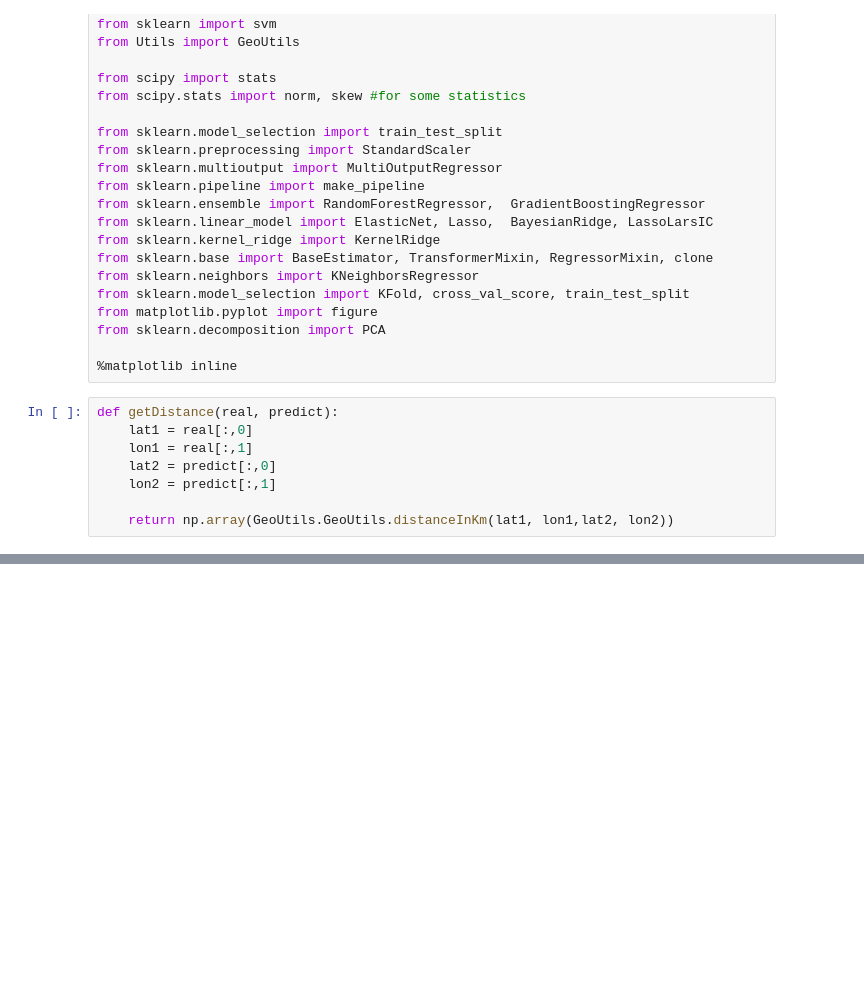
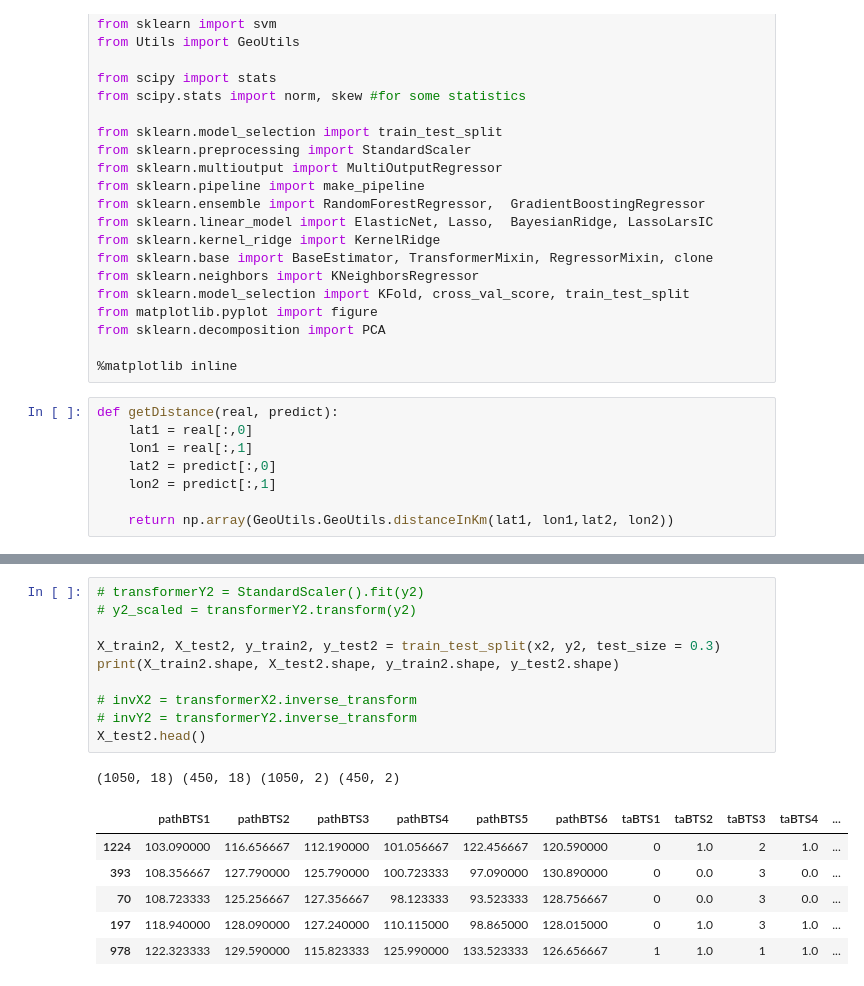
Before and after one commit to arma29/c-moveis, a Jupyter notebook: DistanceRegressor.ipynb, the cells around one changed output, grey strips where cells are left out. Drawn from its saved outputs; the diff is of its cells as text; blank space fills up the shorter version.

```diff
--- a/DistanceRegressor.ipynb
+++ b/DistanceRegressor.ipynb
@@ -211,0 +267,18 @@ print(getDistance(svmreal, svmpredict).mean())
+# %%
+# transformerY2 = StandardScaler().fit(y2)
+# y2_scaled = transformerY2.transform(y2)
+
+X_train2, X_test2, y_train2, y_test2 = train_test_split(x2, y2, test_size = 0.3)
+print(X_train2.shape, X_test2.shape, y_train2.shape, y_test2.shape)
+
+# invX2 = transformerX2.inverse_transform
+# invY2 = transformerY2.inverse_transform
+X_test2.head()
+# %% [output]
+(1050, 18) (450, 18) (1050, 2) (450, 2)
+|  | pathBTS1 | pathBTS2 | pathBTS3 | pathBTS4 | pathBTS5 | pathBTS6 | taBTS1 | taBTS2 | taBTS3 | taBTS4 | ... |
+| 1224 | 103.090000 | 116.656667 | 112.190000 | 101.056667 | 122.456667 | 120.590000 | 0 | 1.0 | 2 | 1.0 | ... |
+| 393 | 108.356667 | 127.790000 | 125.790000 | 100.723333 | 97.090000 | 130.890000 | 0 | 0.0 | 3 | 0.0 | ... |
+| 70 | 108.723333 | 125.256667 | 127.356667 | 98.123333 | 93.523333 | 128.756667 | 0 | 0.0 | 3 | 0.0 | ... |
+| 197 | 118.940000 | 128.090000 | 127.240000 | 110.115000 | 98.865000 | 128.015000 | 0 | 1.0 | 3 | 1.0 | ... |
+| 978 | 122.323333 | 129.590000 | 115.823333 | 125.990000 | 133.523333 | 126.656667 | 1 | 1.0 | 1 | 1.0 | ... |
```
Also changed, not shown: parts of 36 cells of this notebook.
